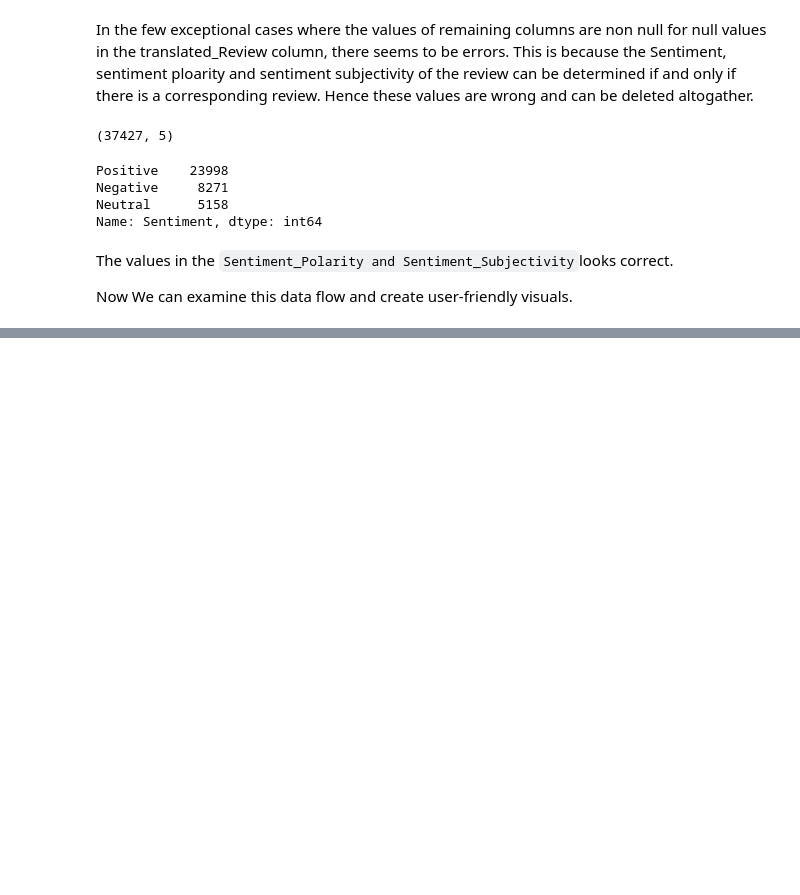
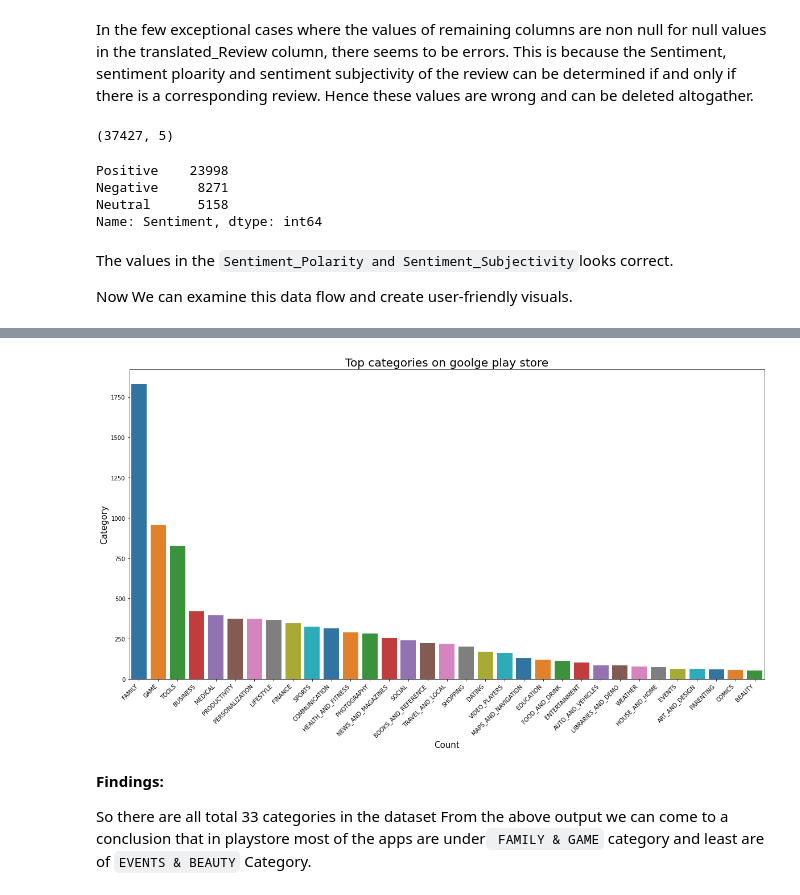
Before and after one commit to gauravrs195/Capstone-1-Play-Store-App-Review-Analysis, a Jupyter notebook: Copy_of_Play_Store_App_Review_Analysis_Capstone_Project.ipynb, the cells around one changed output, grey strips where cells are left out. Cells and saved outputs as stored; diff of their text form; code cells hidden in the pictures; blank space fills up the shorter version.

```diff
--- a/Copy_of_Play_Store_App_Review_Analysis_Capstone_Project.ipynb
+++ b/Copy_of_Play_Store_App_Review_Analysis_Capstone_Project.ipynb
@@ -643,0 +699,15 @@ Now We can examine this data flow and create user-friendly visuals.
+# %%
+x = psd_df['Category'].value_counts()
+y = psd_df['Category'].value_counts().index
+plt.figure(figsize=(20,10))
+graph = sns.barplot(y,x, palette = 'tab10')
+plt.ylabel('Category',size = 15)
+plt.xlabel('Count', size = 15)
+graph.set_title("Top categories on goolge play store", fontsize = 20)
+graph.set_xticklabels(graph.get_xticklabels(), rotation= 45, horizontalalignment='right',);
+# %% [output]
+[figure, added]
+# %% [markdown]
+**Findings:**
+
+So there are all total 33 categories in the dataset From the above output we can come to a conclusion that in playstore most of the apps are under` FAMILY & GAME` category and least are of `EVENTS & BEAUTY` Category.
```
Also changed, not shown: parts of 20 cells of this notebook.
